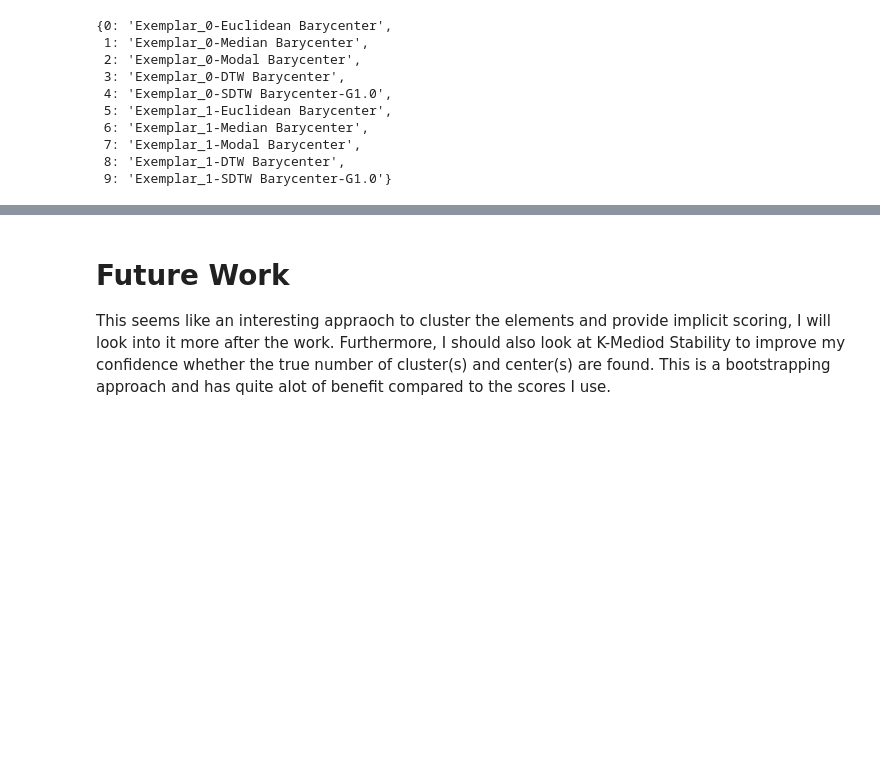
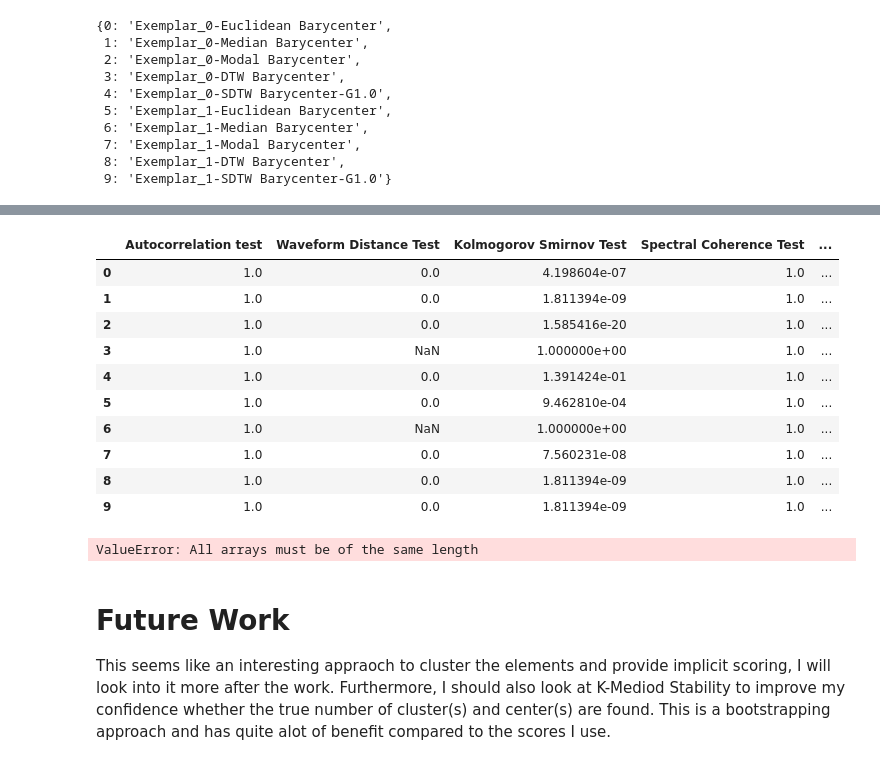
Before and after one commit to shanks847/EV-Grid-Integration-Study, a Jupyter notebook: notebooks/comparing_feeder_profile_fits.ipynb, the cells around one changed output, grey strips where cells are left out. Cells and saved outputs as stored; diff of their text form; code cells hidden in the pictures; blank space fills up the shorter version.

```diff
--- a/notebooks/comparing_feeder_profile_fits.ipynb
+++ b/notebooks/comparing_feeder_profile_fits.ipynb
@@ -919,3 +1042,28 @@ distances_df
+# %%
+hypothesis_pvals_df
+# %% [output]
+|  | Autocorrelation test | Waveform Distance Test | Kolmogorov Smirnov Test | Spectral Coherence Test | ... |
+| 0 | 1.0 | 0.0 | 4.198604e-07 | 1.0 | ... |
+| 1 | 1.0 | 0.0 | 1.811394e-09 | 1.0 | ... |
+| 2 | 1.0 | 0.0 | 1.585416e-20 | 1.0 | ... |
+| 3 | 1.0 | NaN | 1.000000e+00 | 1.0 | ... |
+| 4 | 1.0 | 0.0 | 1.391424e-01 | 1.0 | ... |
+| 5 | 1.0 | 0.0 | 9.462810e-04 | 1.0 | ... |
+| 6 | 1.0 | NaN | 1.000000e+00 | 1.0 | ... |
+| 7 | 1.0 | 0.0 | 7.560231e-08 | 1.0 | ... |
+| 8 | 1.0 | 0.0 | 1.811394e-09 | 1.0 | ... |
+| 9 | 1.0 | 0.0 | 1.811394e-09 | 1.0 | ... |
+# %%
+#assigning cluster series to original dataframe
+q_cluster_df = pd.DataFrame(data={'Medoid-1':model_Q.cluster_centers_[0][0],
+                                'Medoid-2':model_Q.cluster_centers_[1][0]})
+jan_feb_Q_with_clusters = pd.concat([jan_feb_Q,q_cluster_df],axis=1)
+q_cluster_df.set_index(jan_feb_Q.index,inplace=True)
+
+seq_cluster_map_q = pd.DataFrame(data={'Sequence':np.array(jan_feb_Q.columns[:-1]),'Cluster Membership':model_Q.labels_})
+visualize_power_clustering(model_Q,seq_cluster_map_q,jan_feb_Q_with_clusters,fmtd_times)
+# %% [output]
+ValueError: All arrays must be of the same length
 # %% [markdown]
 # Future Work
 
```
Also changed, not shown: parts of 17 cells of this notebook.
